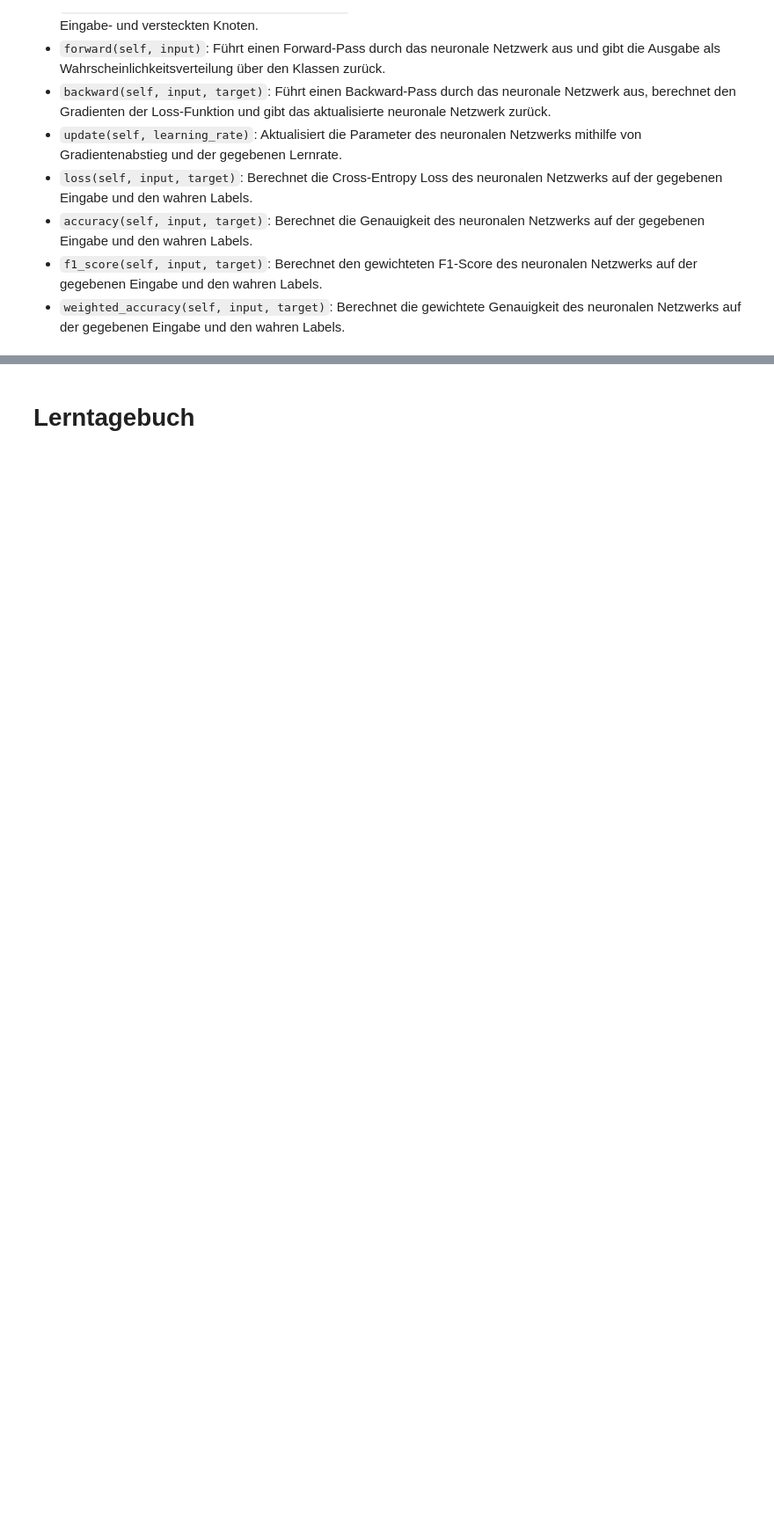
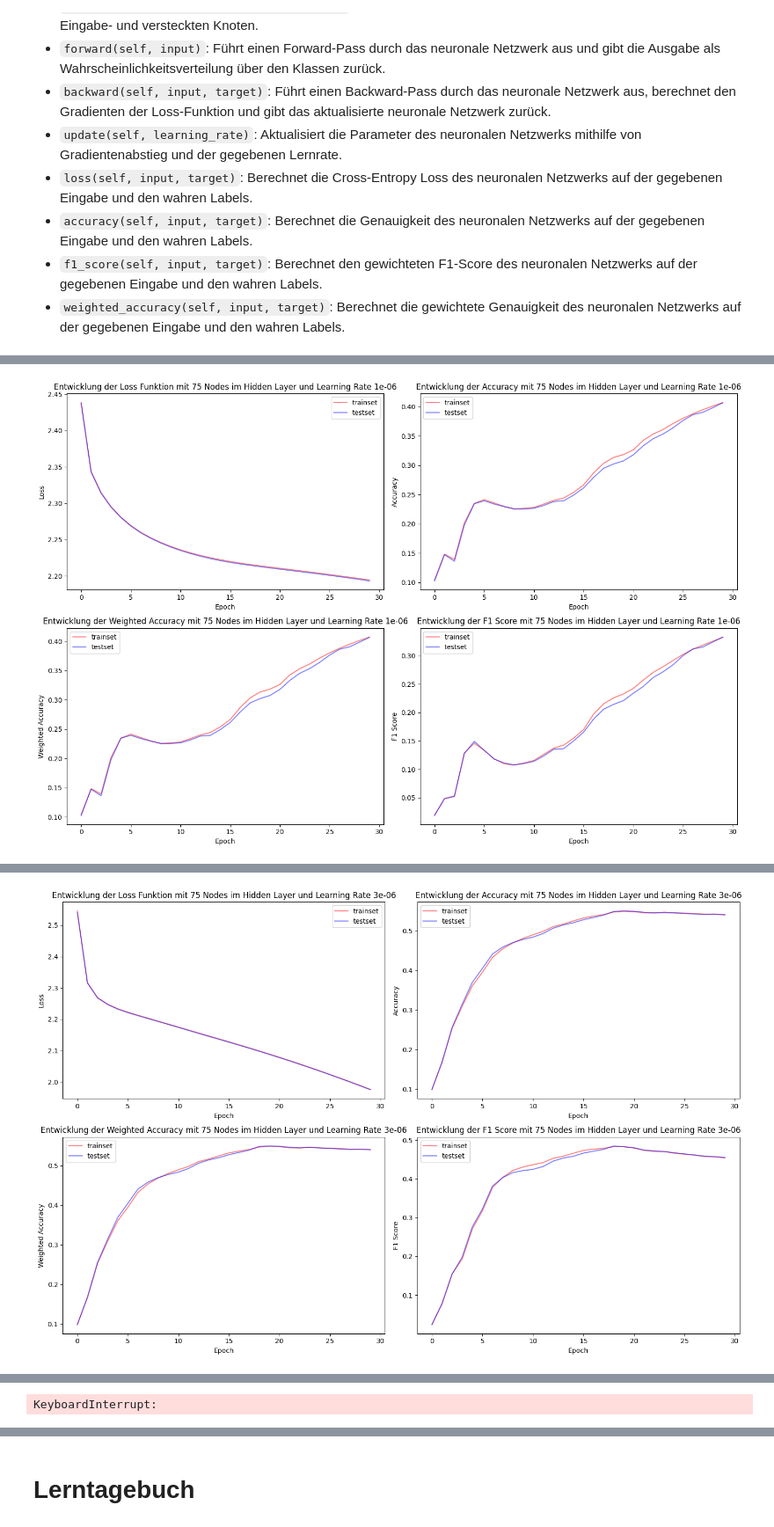
Before and after one commit to 7ben18/fhnw-vta-Vertiefende-Themen-der-Analysis, a Jupyter notebook: minichallenge1/vta-minichallenge-1.ipynb, the cells around one changed output, grey strips where cells are left out. Shown at 88% size. Saved outputs shown, nothing was run; the diff lists cells and outputs as text; code cells hidden in the pictures; blank space fills up the shorter version.

```diff
--- a/minichallenge1/vta-minichallenge-1.ipynb
+++ b/minichallenge1/vta-minichallenge-1.ipynb
@@ -1089,9 +1238,9 @@ def trainV2(model, epoch = 50, lr = 1e-6, plot_view = True, verbose = True, no_n
         # backprop
         model.backward(train_mnist_X, train_mnist_y).update(learning_rate = lr)
         if verbose:
-            if i % 2 == 0:
-                print(f"Trainset | Epoch: {i+1}/{epoch} - loss: {loss_train:.4f} - accuracy: {train_acc:.4f} - w. accuracy: {train_w_acc:.4f} - f1: {f1_train:.4f}")
-                print(f"Testset  | Epoch: {i+1}/{epoch} - loss: {loss_test:.4f} - accuracy: {test_acc:.4f} - w. accuracy: {test_w_acc:.4f} - f1: {f1_test:.4f}")
+            if i % 5 == 0:
+                print(f"Trainset | Epoch: {i}/{epoch} - loss: {loss_train:.4f} - accuracy: {train_acc:.4f} - w. accuracy: {train_w_acc:.4f} - f1: {f1_train:.4f}")
+                print(f"Testset  | Epoch: {i}/{epoch} - loss: {loss_test:.4f} - accuracy: {test_acc:.4f} - w. accuracy: {test_w_acc:.4f} - f1: {f1_test:.4f}")
                 print("-" * 100)
 
     # 22. Die Entwicklung der Loss- und Accuracy-Funktionen auf Trainings- und Testdatensätzen verfolgen
@@ -1133,10 +1282,11 @@ def trainV2(model, epoch = 50, lr = 1e-6, plot_view = True, verbose = True, no_n
 # 22. Die Entwicklung der Loss- und Accuracy-Funktionen auf Trainings- und Testdatensätzen verfolgen
 
 lst_learnrate = [1e-6, 3e-6, 5e-6]
-lst_nodes = [50, 100, 250]
-no_epoch = 50
+lst_nodes = [75, 250]
+no_epoch = 30
 
 for nomb_nodes in lst_nodes:
     for learn_rate in lst_learnrate:
         net = NeuralNetworkV2(input_nodes=28*28, hidden_nodes=nomb_nodes)
         trainV2(net, epoch = no_epoch, lr = learn_rate, plot_view = True, verbose=True, no_nodes=nomb_nodes)
+# %% [output]
@@ -1142,0 +1311 @@ for nomb_nodes in lst_nodes:
+[figure, added]
@@ -1142,0 +1330 @@ for nomb_nodes in lst_nodes:
+[figure, added]
@@ -1143,3 +1381,4 @@ for nomb_nodes in lst_nodes:
+KeyboardInterrupt:
 # %% [markdown]
 ## Mathematische Definitionen
 
```
Also changed, not shown: parts of 8 cells of this notebook.
